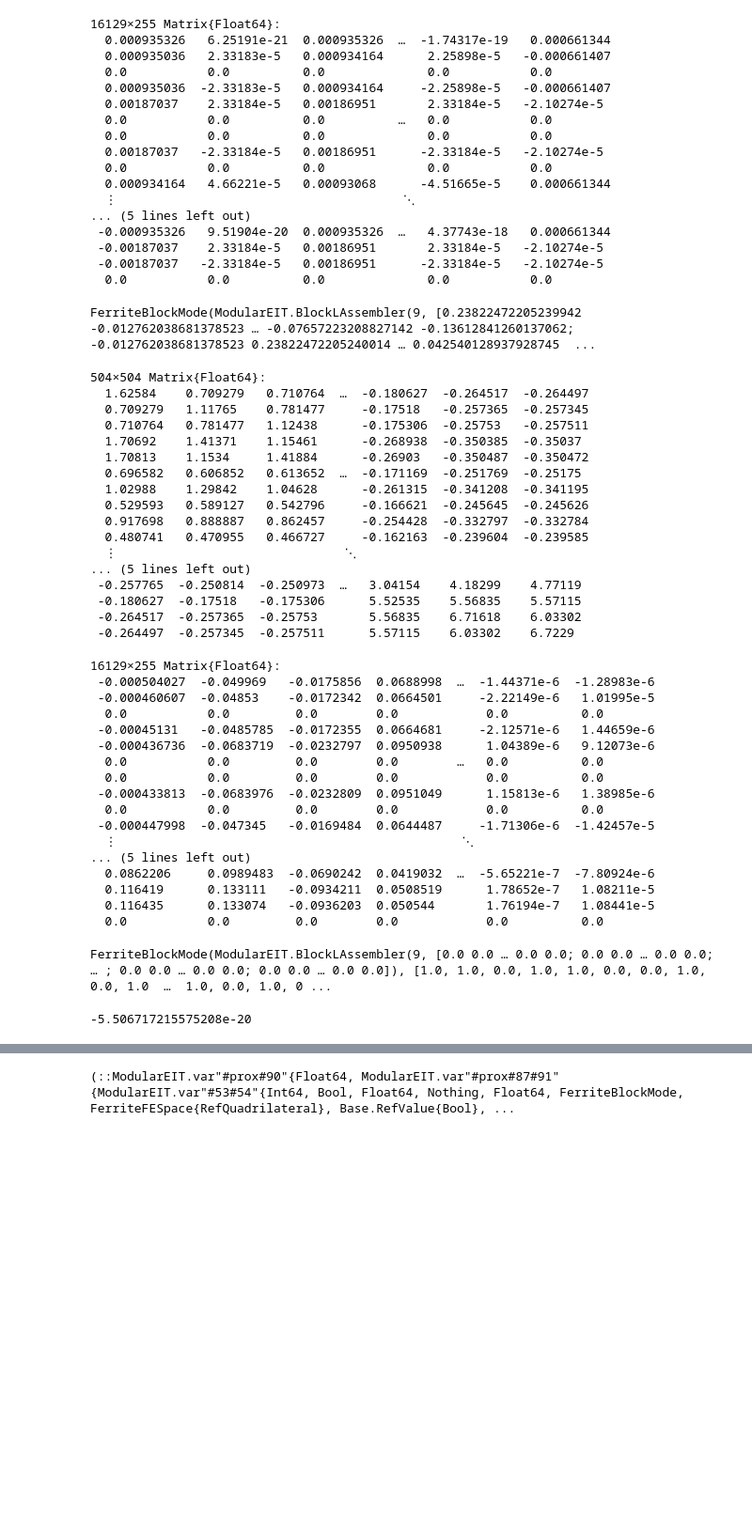
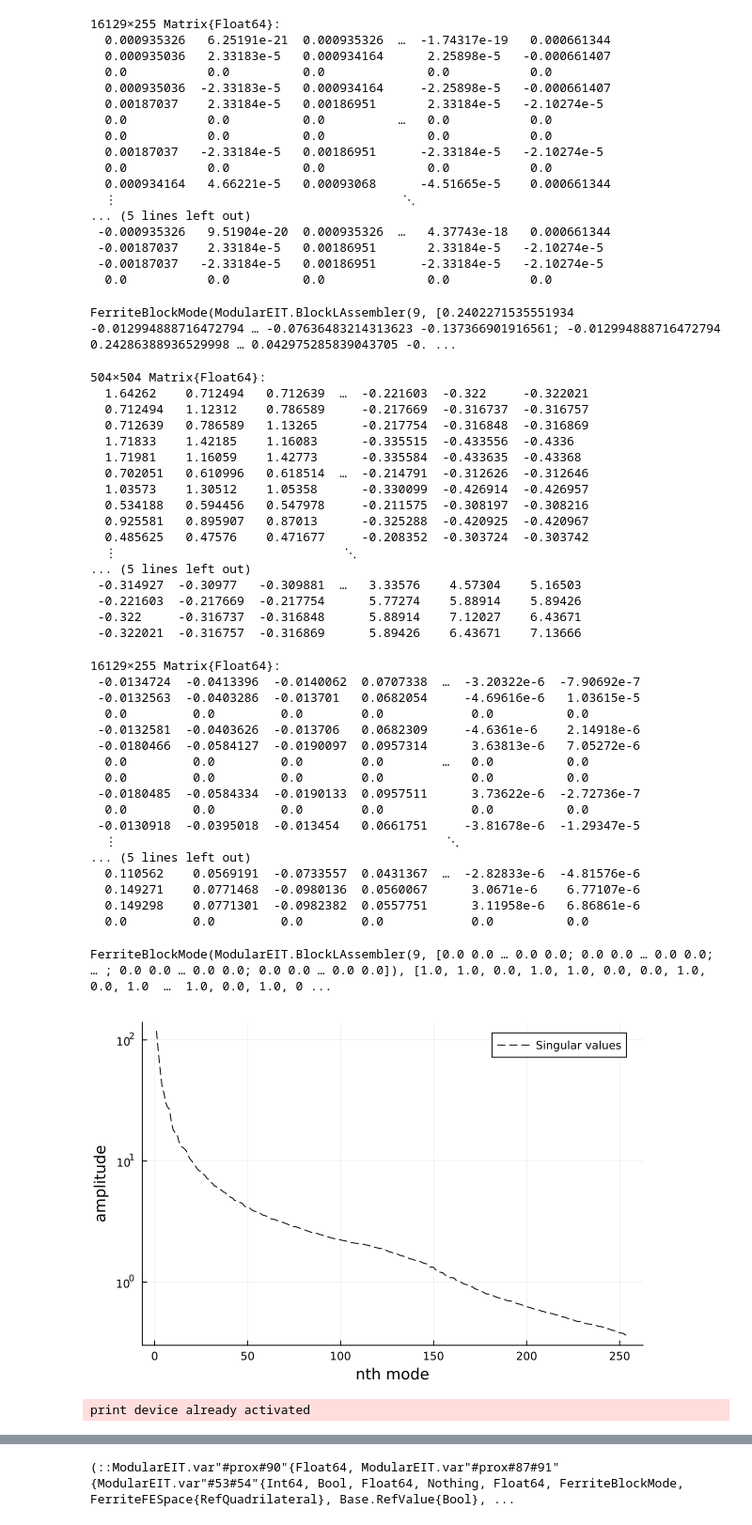
Before and after one commit to DanielBoigk/ModularEIT.jl, a Jupyter notebook: notebooks/block/001SolveTest.ipynb, the cells around one changed output, grey strips where cells are left out. Shown: that part at 94% size. Cells and saved outputs as stored; diff of their text form; code cells hidden in the pictures; blank space fills up the shorter version.

```diff
--- a/notebooks/block/001SolveTest.ipynb
+++ b/notebooks/block/001SolveTest.ipynb
@@ -53,7 +51,7 @@ n = 63
 grid = generate_grid(Quadrilateral, (n, n));
 # %%
 ∂Ω = union(getfacetset.((grid,), ["left", "top", "right", "bottom"])...)
-fe  = FerriteFESpace{RefQuadrilateral}(grid,2,0,3,∂Ω)
+fe  = FerriteFESpace{RefQuadrilateral}(grid,2,2,3,∂Ω)
 # %% [output]
 FerriteFESpace{RefQuadrilateral}(CellValues{Ferrite.FunctionValues{1, Lagrange{RefQuadrilateral, 2}, Matrix{Float64}, Matrix{Vec{2, Float64}}, Matrix{Vec{2, Float64}}, Nothing, Nothing}, Ferrite.Geome ...
 type:    LLt
@@ -134,7 +132,7 @@ G = fe.up(mean_zero_boundary(fe.down(G)))
 G_in = G
 fbm_true = FerriteBlockMode(cond_vec, G_in, fe; block=true)
 # %% [output]
-FerriteBlockMode(ModularEIT.BlockLAssembler(9, [0.23822472205239942 -0.012762038681378523 … -0.07657223208827142 -0.13612841260137062; -0.012762038681378523 0.23822472205240014 … 0.042540128937928745  ...
+FerriteBlockMode(ModularEIT.BlockLAssembler(9, [0.2402271535551934 -0.012994888716472794 … -0.07636483214313623 -0.137366901916561; -0.012994888716472794 0.24286388936529998 … 0.042975285839043705 -0. ...
 # %%
 F = copy(fbm_true.F)
 F = mean_zero_boundary(F)
@@ -156,22 +154,22 @@ F = mean_zero_boundary(F)
 Λn = 0.5 .* (Λn + Λn') # re-symmetrize in case of floating point round-off
 # %% [output]
 504×504 Matrix{Float64}:
-  1.62584    0.709279   0.710764  …  -0.180627  -0.264517  -0.264497
-  0.709279   1.11765    0.781477     -0.17518   -0.257365  -0.257345
-  0.710764   0.781477   1.12438      -0.175306  -0.25753   -0.257511
-  1.70692    1.41371    1.15461      -0.268938  -0.350385  -0.35037
-  1.70813    1.1534     1.41884      -0.26903   -0.350487  -0.350472
-  0.696582   0.606852   0.613652  …  -0.171169  -0.251769  -0.25175
-  1.02988    1.29842    1.04628      -0.261315  -0.341208  -0.341195
-  0.529593   0.589127   0.542796     -0.166621  -0.245645  -0.245626
-  0.917698   0.888887   0.862457     -0.254428  -0.332797  -0.332784
-  0.480741   0.470955   0.466727     -0.162163  -0.239604  -0.239585
+  1.64262    0.712494   0.712639  …  -0.221603  -0.322     -0.322021
+  0.712494   1.12312    0.786589     -0.217669  -0.316737  -0.316757
+  0.712639   0.786589   1.13265      -0.217754  -0.316848  -0.316869
+  1.71833    1.42185    1.16083      -0.335515  -0.433556  -0.4336
+  1.71981    1.16059    1.42773      -0.335584  -0.433635  -0.43368
+  0.702051   0.610996   0.618514  …  -0.214791  -0.312626  -0.312646
+  1.03573    1.30512    1.05358      -0.330099  -0.426914  -0.426957
+  0.534188   0.594456   0.547978     -0.211575  -0.308197  -0.308216
+  0.925581   0.895907   0.87013      -0.325288  -0.420925  -0.420967
+  0.485625   0.47576    0.471677     -0.208352  -0.303724  -0.303742
   ⋮                               ⋱
 ... (5 lines left out)
- -0.257765  -0.250814  -0.250973  …   3.04154    4.18299    4.77119
- -0.180627  -0.17518   -0.175306      5.52535    5.56835    5.57115
- -0.264517  -0.257365  -0.25753       5.56835    6.71618    6.03302
- -0.264497  -0.257345  -0.257511      5.57115    6.03302    6.7229
+ -0.314927  -0.30977   -0.309881  …   3.33576    4.57304    5.16503
+ -0.221603  -0.217669  -0.217754      5.77274    5.88914    5.89426
+ -0.322     -0.316737  -0.316848      5.88914    7.12027    6.43671
+ -0.322021  -0.316757  -0.316869      5.89426    6.43671    7.13666
 # %%
 
 F, G, Σ = svd_on_modes(Λn,num_modes)
@@ -182,27 +180,38 @@ F = mean_zero_boundary(F) # Don't know if this is necessary
 G = fe.up(mean_zero_boundary(G))
 # %% [output]
 16129×255 Matrix{Float64}:
- -0.000504027  -0.049969   -0.0175856  0.0688998  …  -1.44371e-6  -1.28983e-6
- -0.000460607  -0.04853    -0.0172342  0.0664501     -2.22149e-6   1.01995e-5
-  0.0           0.0         0.0        0.0            0.0          0.0
- -0.00045131   -0.0485785  -0.0172355  0.0664681     -2.12571e-6   1.44659e-6
- -0.000436736  -0.0683719  -0.0232797  0.0950938      1.04389e-6   9.12073e-6
-  0.0           0.0         0.0        0.0        …   0.0          0.0
-  0.0           0.0         0.0        0.0            0.0          0.0
- -0.000433813  -0.0683976  -0.0232809  0.0951049      1.15813e-6   1.38985e-6
-  0.0           0.0         0.0        0.0            0.0          0.0
- -0.000447998  -0.047345   -0.0169484  0.0644487     -1.71306e-6  -1.42457e-5
-  ⋮                                               ⋱
+ -0.0134724  -0.0413396  -0.0140062  0.0707338  …  -3.20322e-6  -7.90692e-7
+ -0.0132563  -0.0403286  -0.013701   0.0682054     -4.69616e-6   1.03615e-5
+  0.0         0.0         0.0        0.0            0.0          0.0
+ -0.0132581  -0.0403626  -0.013706   0.0682309     -4.6361e-6    2.14918e-6
+ -0.0180466  -0.0584127  -0.0190097  0.0957314      3.63813e-6   7.05272e-6
+  0.0         0.0         0.0        0.0        …   0.0          0.0
+  0.0         0.0         0.0        0.0            0.0          0.0
+ -0.0180485  -0.0584334  -0.0190133  0.0957511      3.73622e-6  -2.72736e-7
+  0.0         0.0         0.0        0.0            0.0          0.0
+ -0.0130918  -0.0395018  -0.013454   0.0661751     -3.81678e-6  -1.29347e-5
+  ⋮                                             ⋱
 ... (5 lines left out)
-  0.0862206     0.0989483  -0.0690242  0.0419032  …  -5.65221e-7  -7.80924e-6
-  0.116419      0.133111   -0.0934211  0.0508519      1.78652e-7   1.08211e-5
-  0.116435      0.133074   -0.0936203  0.050544       1.76194e-7   1.08441e-5
-  0.0           0.0         0.0        0.0            0.0          0.0
+  0.110562    0.0569191  -0.0733557  0.0431367  …  -2.82833e-6  -4.81576e-6
+  0.149271    0.0771468  -0.0980136  0.0560067      3.0671e-6    6.77107e-6
+  0.149298    0.0771301  -0.0982382  0.0557751      3.11958e-6   6.86861e-6
+  0.0         0.0         0.0        0.0            0.0          0.0
 # %%
 fbm = FerriteBlockMode(F, G, fe)
 # %% [output]
 FerriteBlockMode(ModularEIT.BlockLAssembler(9, [0.0 0.0 … 0.0 0.0; 0.0 0.0 … 0.0 0.0; … ; 0.0 0.0 … 0.0 0.0; 0.0 0.0 … 0.0 0.0]), [1.0, 1.0, 0.0, 1.0, 1.0, 0.0, 0.0, 1.0, 0.0, 1.0  …  1.0, 0.0, 1.0, 0 ...
 # %%
-mean(G[:,1])
+using Plots
+p = plot(
+    #1:10, Σ[1:10];
+    1:length(Σ), Σ;
+    yscale = :log10,
+    xlabel = "nth mode",
+    ylabel = "amplitude",
+    color = :black,
+    linestyle = :dash,
+    label = "Singular values",
+)
 # %% [output]
+[figure, added]
--5.506717215575208e-20
+print device already activated
```
Also changed, not shown: parts of 11 cells of this notebook, 37 other files.
